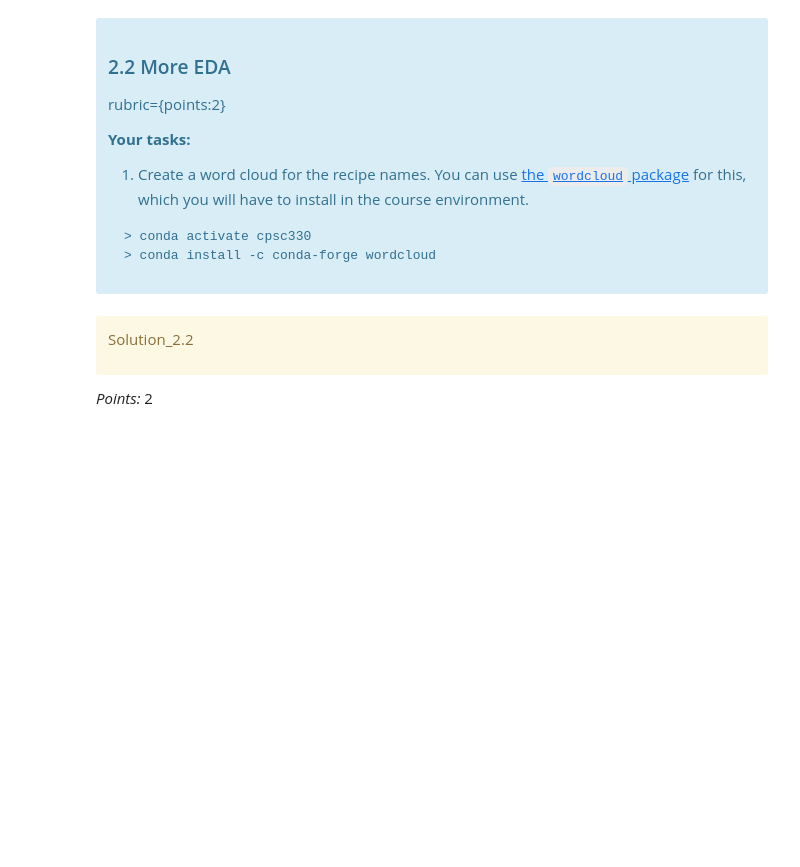
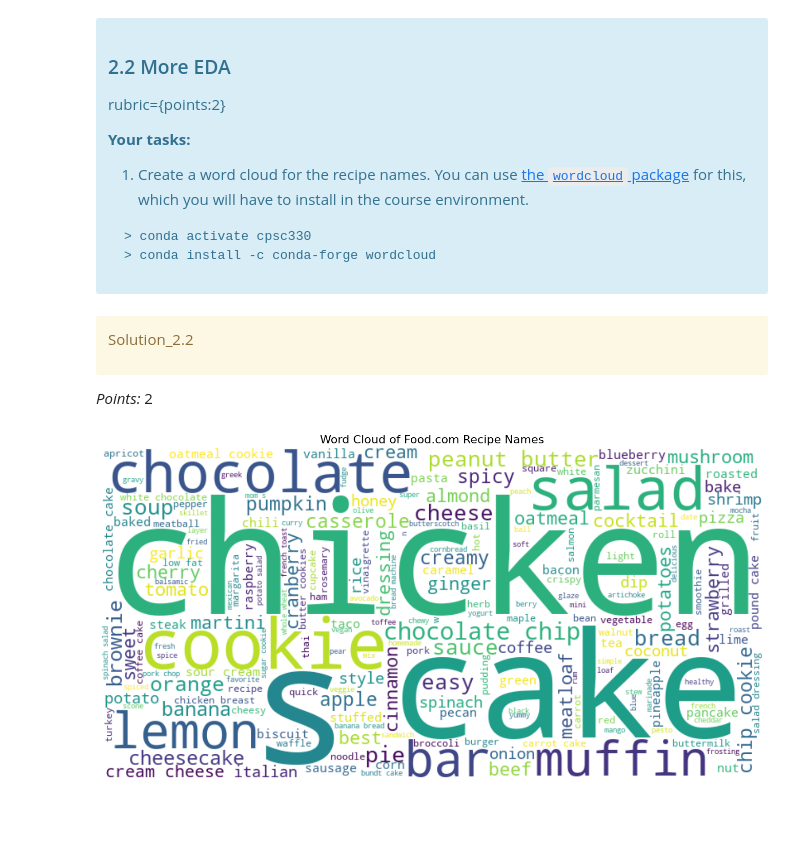
Before and after one commit to moraesand/hw6_cpsc330, a Jupyter notebook: hw6.ipynb, the cells around one changed output. Cells and saved outputs as stored; diff of their text form; code cells hidden in the pictures; blank space fills up the shorter version.

```diff
--- a/hw6.ipynb
+++ b/hw6.ipynb
@@ -741,6 +741,6 @@ In this assignment, we will work with a sample of [Kaggle's Food.com recipes cor
 
 > *Note: Depending upon the capacity of your computer, feel free to increase or decrease the size of this sample by changing the value for `n_tags`. If you decide to go with a different value of `n_tags`, state it clearly in Exercise 2.1 so that the grader knows about it.*
 # %%
-orig_recipes_df = pd.read_csv("data/RAW_recipes.csv")
+orig_recipes_df = pd.read_csv("data/archive (5)/RAW_recipes.csv")
 orig_recipes_df.shape
 # %% [output]
@@ -827,3 +846,18 @@ _Points:_ 2
+# %%
+from wordcloud import WordCloud
+
+all_names = " ".join(recipes_df["name"].tolist())
+
+wc = WordCloud(width=800, height=400, background_color="white", max_words=200).generate(all_names)
+
+plt.figure(figsize=(14, 7))
+plt.imshow(wc, interpolation="bilinear")
+plt.axis("off")
+plt.title("Word Cloud of Food.com Recipe Names", fontsize=16)
+plt.tight_layout()
+plt.show()
+# %% [output]
+[figure, added]
 # %% [markdown]
 <!-- END QUESTION -->
 
```
Also changed, not shown: parts of 29 cells of this notebook, 1 other file.
